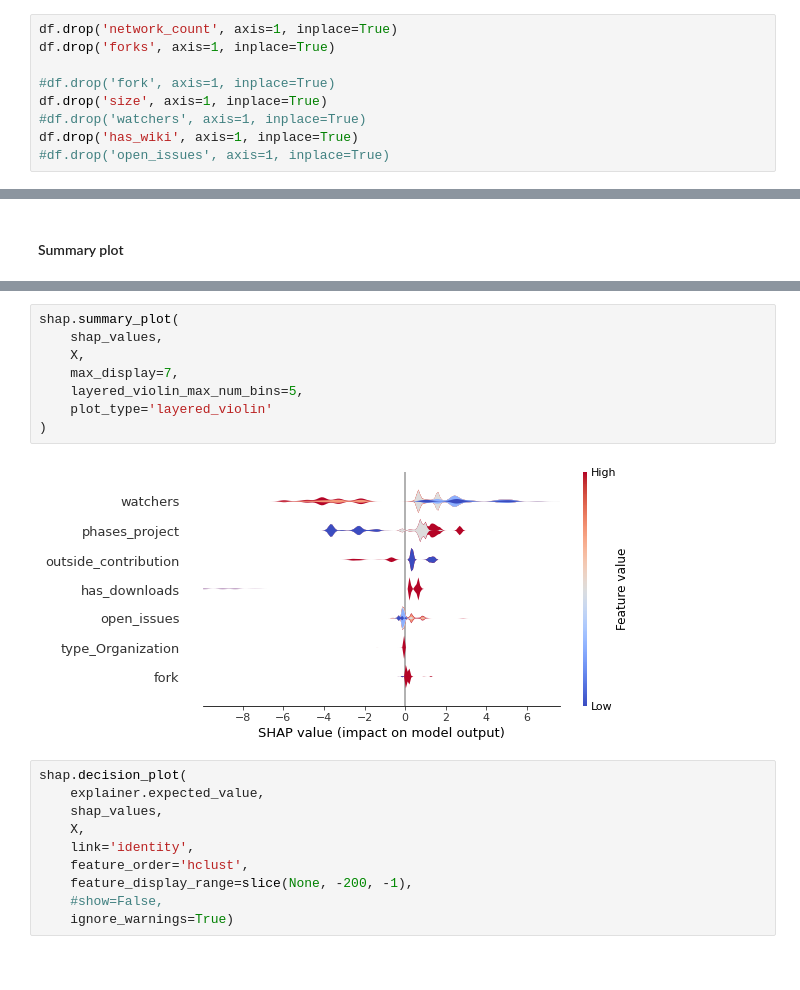
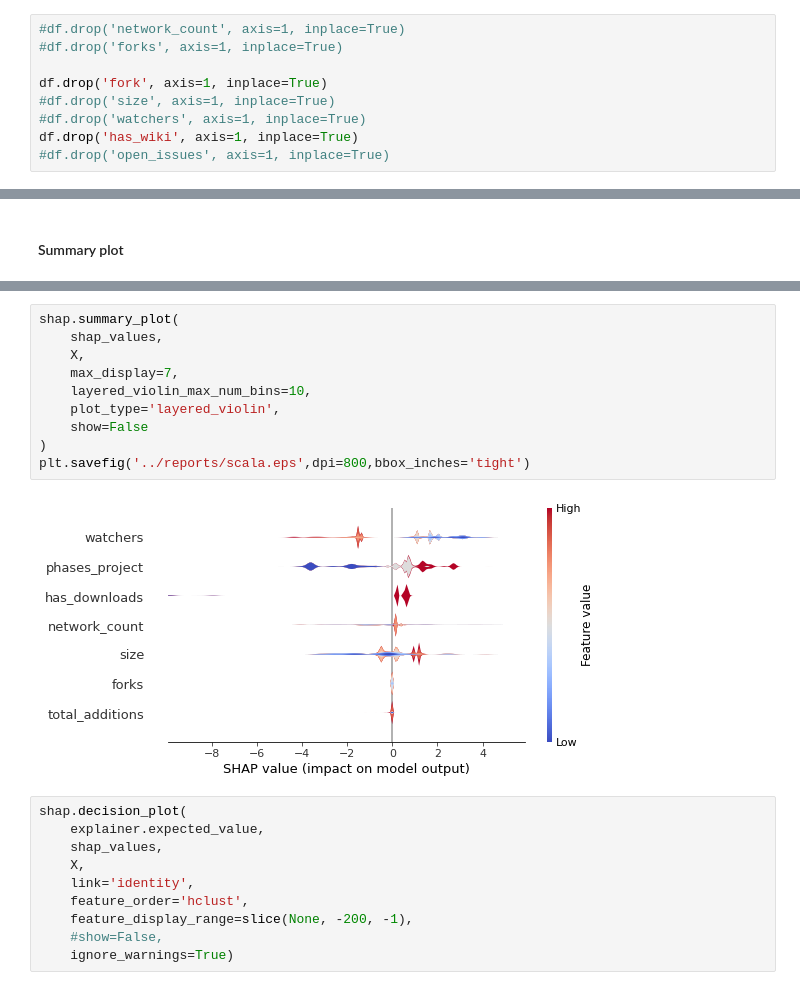
Before and after one commit to gesteves91/software-engineering-ml, a Jupyter notebook: notebooks/07-shap.ipynb, the cells around one changed output, grey strips where cells are left out. Saved outputs shown, nothing was run; the diff lists cells and outputs as text.

```diff
--- a/notebooks/07-shap.ipynb
+++ b/notebooks/07-shap.ipynb
@@ -48,11 +45,11 @@ df = df[df['language_Scala'] == 1]
 # PHP - normal probably
 # Scala - has wiki, fork
 # %%
-df.drop('network_count', axis=1, inplace=True)
-df.drop('forks', axis=1, inplace=True)
+#df.drop('network_count', axis=1, inplace=True)
+#df.drop('forks', axis=1, inplace=True)
 
-#df.drop('fork', axis=1, inplace=True)
-df.drop('size', axis=1, inplace=True)
+df.drop('fork', axis=1, inplace=True)
+#df.drop('size', axis=1, inplace=True)
 #df.drop('watchers', axis=1, inplace=True)
 df.drop('has_wiki', axis=1, inplace=True)
 #df.drop('open_issues', axis=1, inplace=True)
@@ -108,13 +81,15 @@ plt.savefig('../reports/java.eps',dpi=800,bbox_inches='tight')
 # %%
 shap.summary_plot(
     shap_values,
     X,
     max_display=7,
-    layered_violin_max_num_bins=5,
-    plot_type='layered_violin'
+    layered_violin_max_num_bins=10,
+    plot_type='layered_violin',
+    show=False
 )
+plt.savefig('../reports/scala.eps',dpi=800,bbox_inches='tight')
 # %% [output]
-[figure, old version]
+[figure, new version]
 # %%
 shap.decision_plot(
     explainer.expected_value,
```
Also changed, not shown: parts of 5 cells of this notebook, 1 other file.
